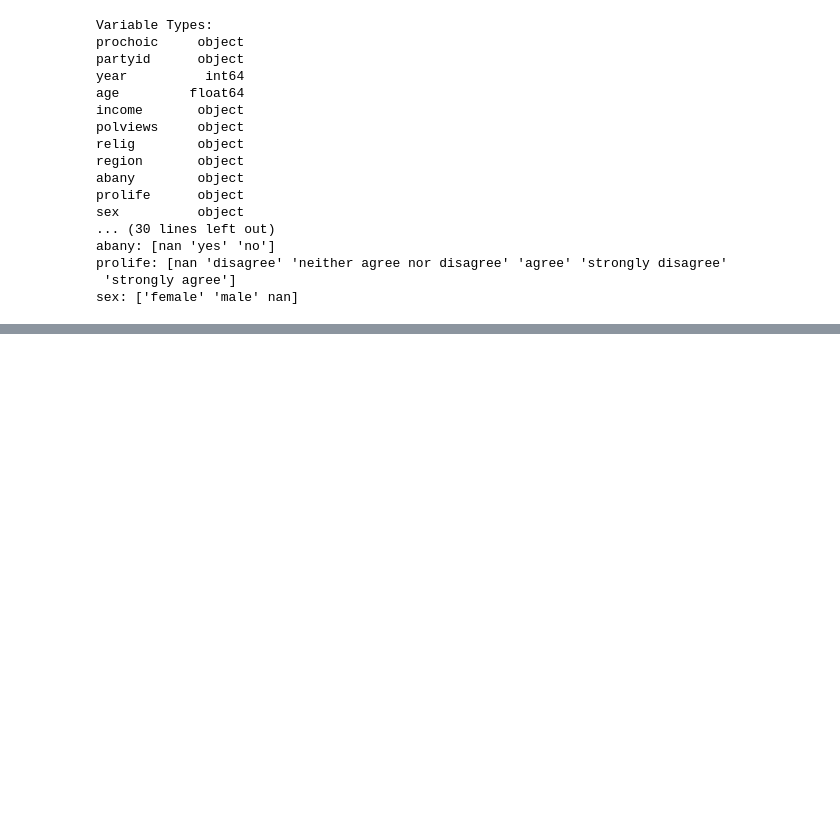
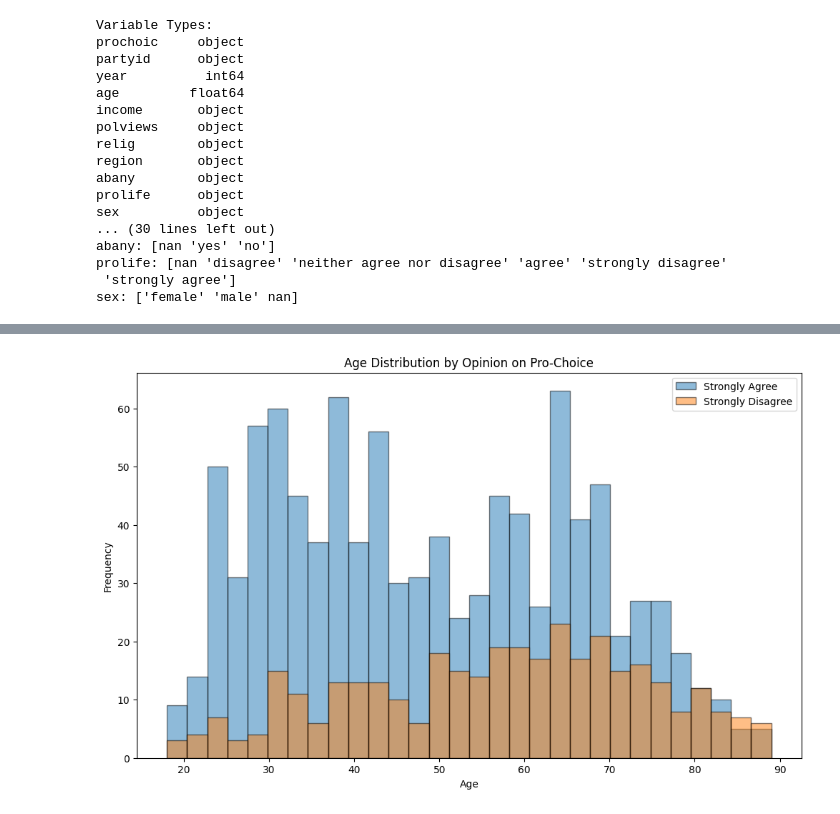
Before and after one commit to Lasata-T/Group1Project1, a Jupyter notebook: ML2.ipynb, the cells around one changed output, grey strips where cells are left out. Saved outputs shown, nothing was run; the diff lists cells and outputs as text; code cells hidden in the pictures; blank space fills up the shorter version.

```diff
--- a/ML2.ipynb
+++ b/ML2.ipynb
@@ -86,0 +98,16 @@ sex: ['female' 'male' nan]
+# %%
+# Histogram Age Distribution by Opinion on Pro-Choice
+agree_df = df[df['prochoic'] == 'strongly agree']['age'].dropna()
+disagree_df = df[df['prochoic'] == 'strongly disagree']['age'].dropna()
+plt.figure(figsize=(12, 7))
+
+plt.hist(agree_df, bins=30, alpha=0.5, label='Strongly Agree', edgecolor='k')
+plt.hist(disagree_df, bins=30, alpha=0.5, label='Strongly Disagree', edgecolor='k')
+
+plt.title('Age Distribution by Opinion on Pro-Choice')
+plt.xlabel('Age')
+plt.ylabel('Frequency')
+plt.legend()
+plt.show()
+# %% [output]
+[figure, added]
```
Also changed, not shown: parts of 2 cells of this notebook.
